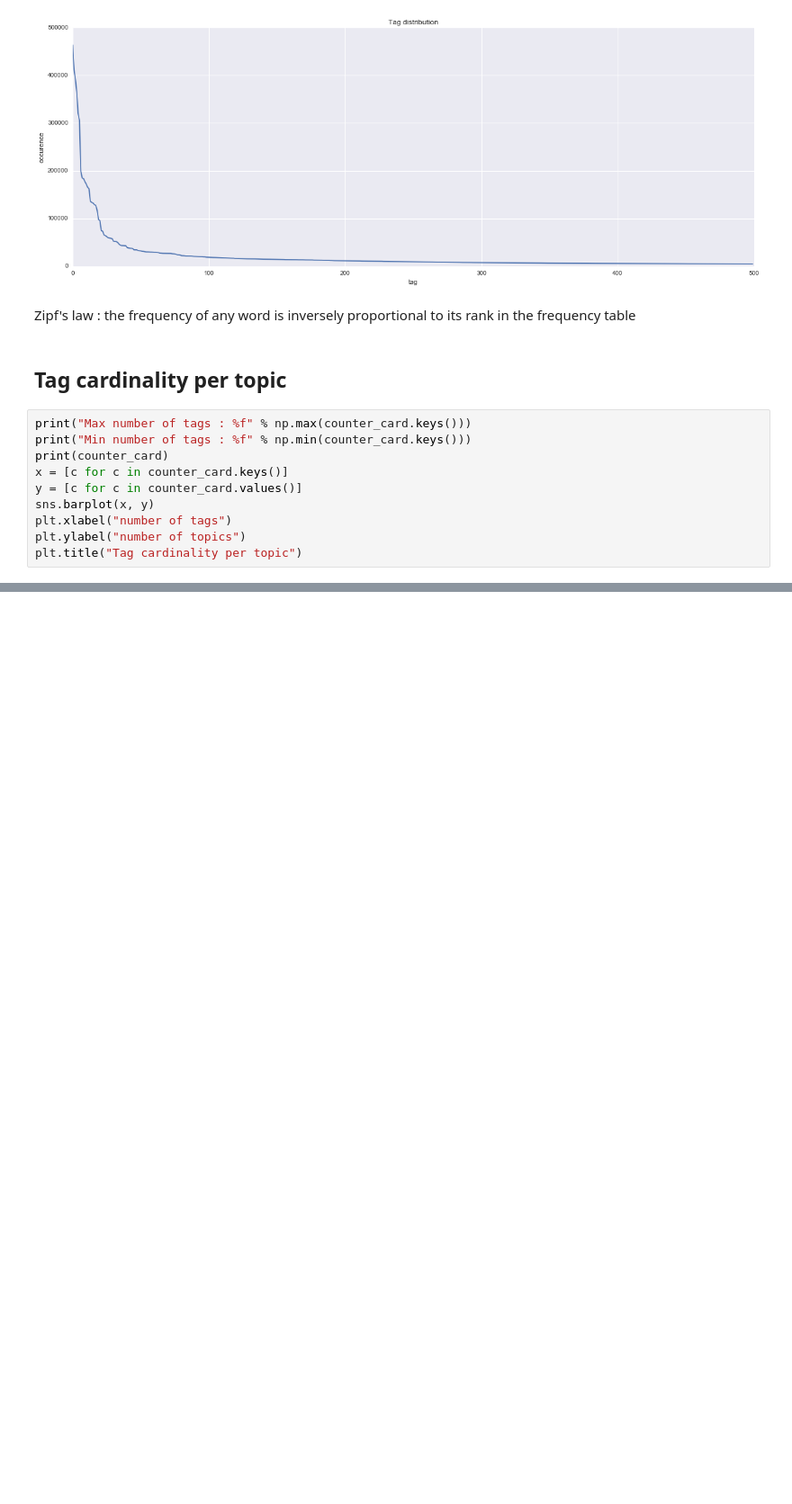
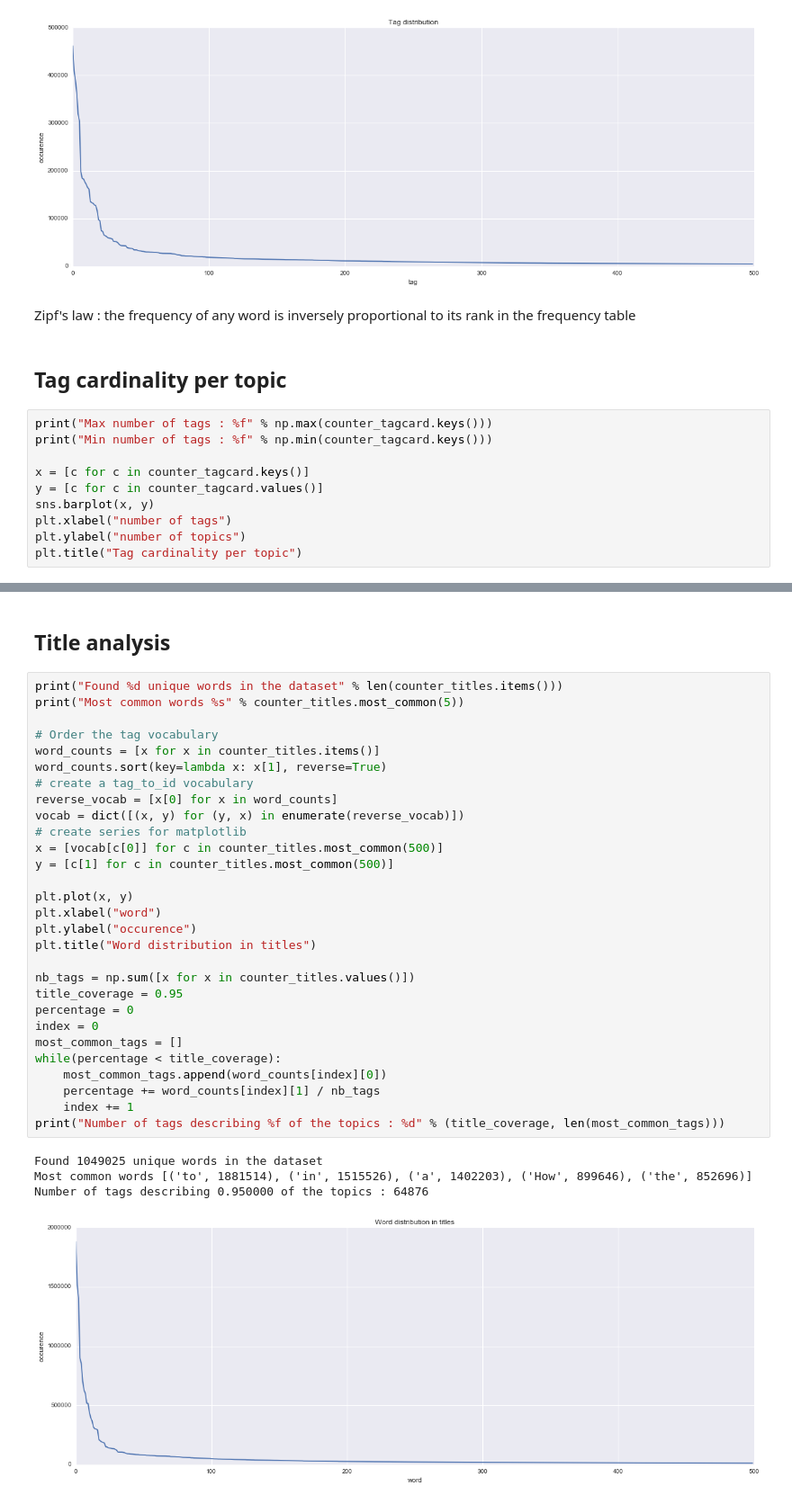
Before and after one commit to Nlte/pfe-keyword, a Jupyter notebook: data_analysis.ipynb, the cells around one changed output, grey strips where cells are left out. Shown at 90% size. Cells and saved outputs as stored; diff of their text form; blank space fills up the shorter version.

Commit message:
Feat: Ajout analyse des Titles

```diff
--- a/data_analysis.ipynb
+++ b/data_analysis.ipynb
@@ -81,11 +88,11 @@ Zipf's law : the frequency of any word is inversely proportional to its rank in
 # %% [markdown]
 ## Tag cardinality per topic
 # %%
-print("Max number of tags : %f" % np.max(counter_card.keys()))
-print("Min number of tags : %f" % np.min(counter_card.keys()))
-print(counter_card)
-x = [c for c in counter_card.keys()]
-y = [c for c in counter_card.values()]
+print("Max number of tags : %f" % np.max(counter_tagcard.keys()))
+print("Min number of tags : %f" % np.min(counter_tagcard.keys()))
+
+x = [c for c in counter_tagcard.keys()]
+y = [c for c in counter_tagcard.values()]
 sns.barplot(x, y)
 plt.xlabel("number of tags")
 plt.ylabel("number of topics")
@@ -97,2 +103,38 @@ Counter({3: 1728500, 2: 1608230, 4: 1156927, 1: 830591, 5: 709947})
 <matplotlib.text.Text at 0x...>
 [figure]
+# %% [markdown]
+## Title analysis
+# %%
+print("Found %d unique words in the dataset" % len(counter_titles.items()))
+print("Most common words %s" % counter_titles.most_common(5))
+
+# Order the tag vocabulary
+word_counts = [x for x in counter_titles.items()]
+word_counts.sort(key=lambda x: x[1], reverse=True)
+# create a tag_to_id vocabulary
+reverse_vocab = [x[0] for x in word_counts]
+vocab = dict([(x, y) for (y, x) in enumerate(reverse_vocab)])
+# create series for matplotlib
+x = [vocab[c[0]] for c in counter_titles.most_common(500)]
+y = [c[1] for c in counter_titles.most_common(500)]
+
+plt.plot(x, y)
+plt.xlabel("word")
+plt.ylabel("occurence")
+plt.title("Word distribution in titles")
+
+nb_tags = np.sum([x for x in counter_titles.values()])
+title_coverage = 0.95
+percentage = 0
+index = 0
+most_common_tags = []
+while(percentage < title_coverage):
+    most_common_tags.append(word_counts[index][0])
+    percentage += word_counts[index][1] / nb_tags
+    index += 1
+print("Number of tags describing %f of the topics : %d" % (title_coverage, len(most_common_tags)))
+# %% [output]
+Found 1049025 unique words in the dataset
+Most common words [('to', 1881514), ('in', 1515526), ('a', 1402203), ('How', 899646), ('the', 852696)]
+Number of tags describing 0.950000 of the topics : 64876
+[figure, added]
```
Also changed, not shown: parts of 5 cells of this notebook.
